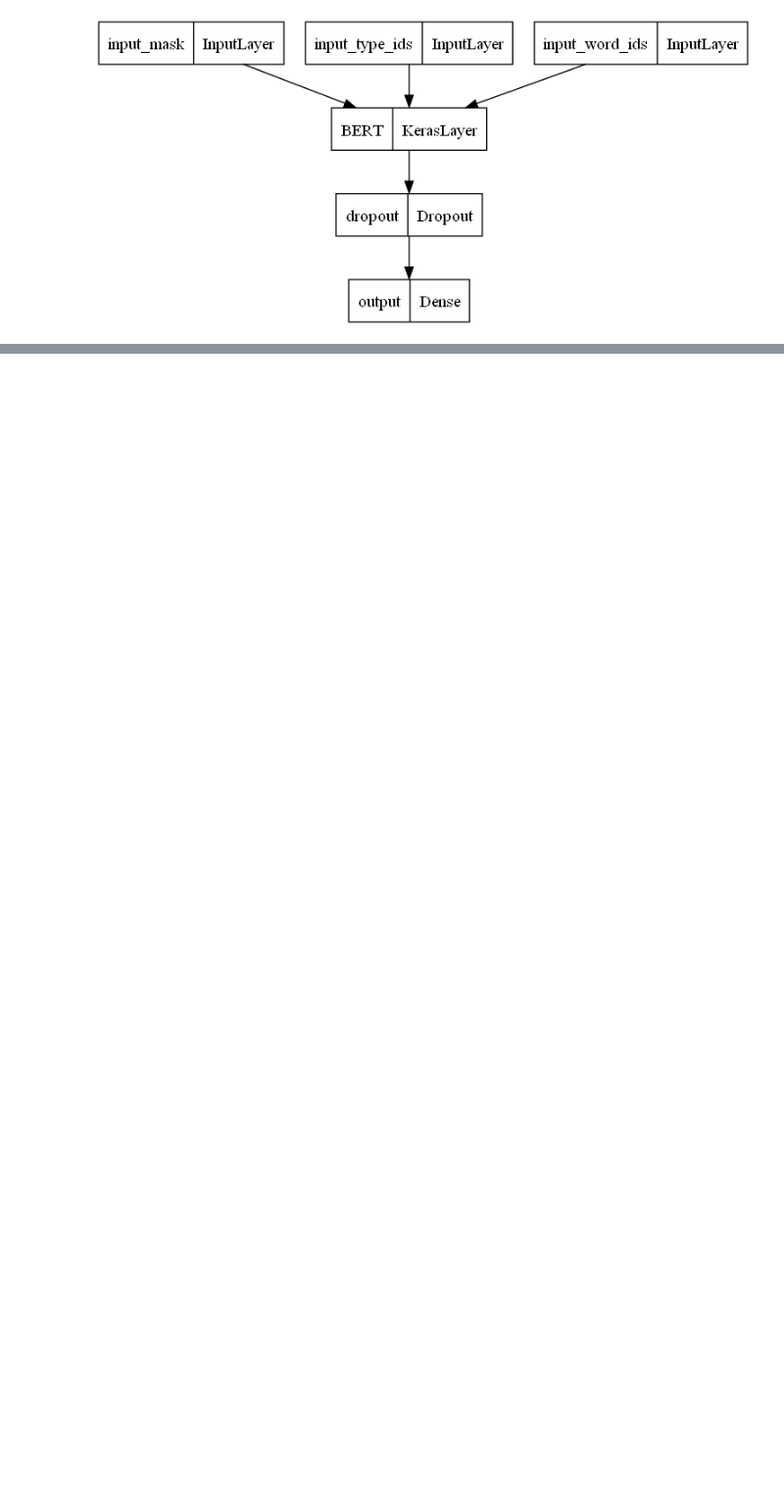
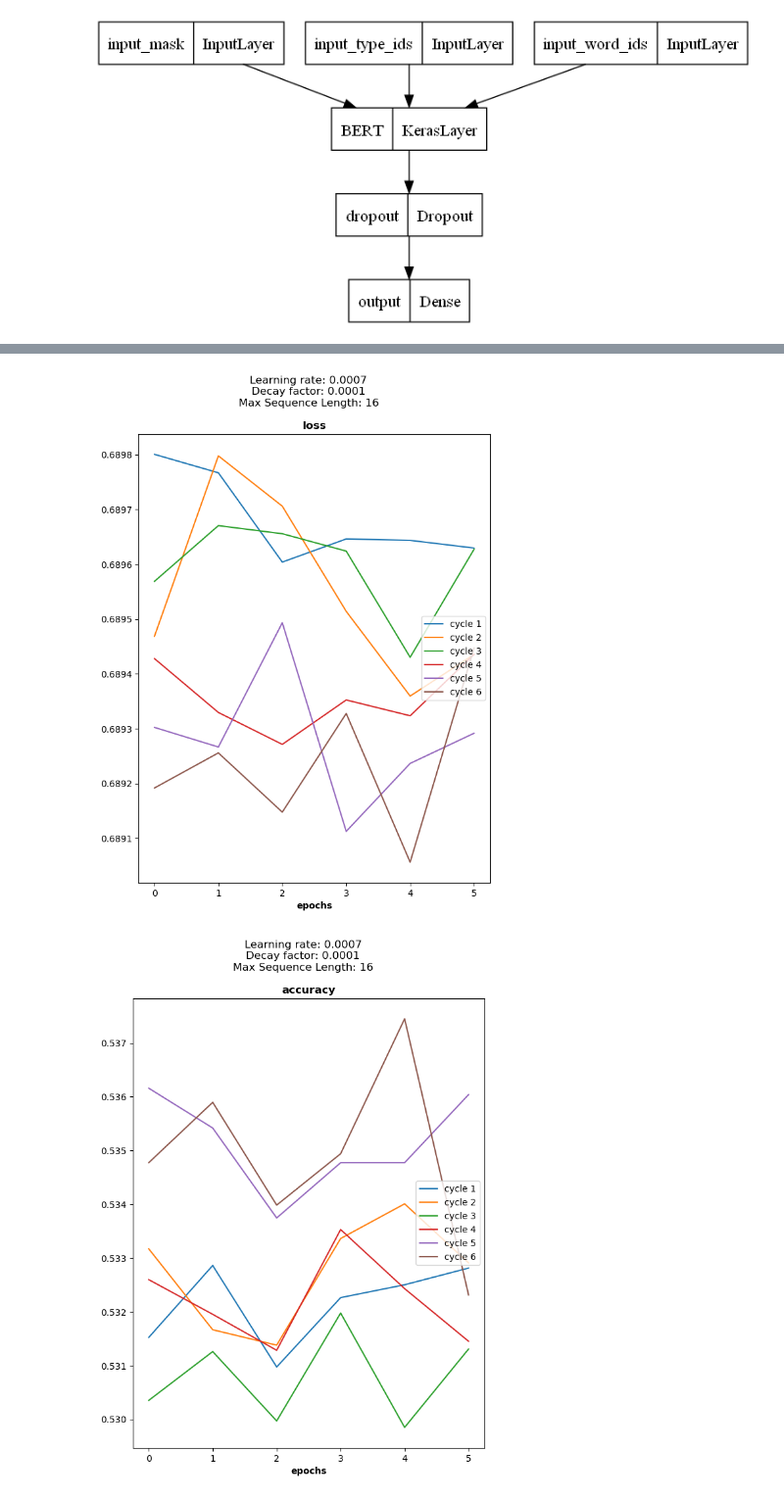
Before and after one commit to panchatz/Marlovian-Theory, a Jupyter notebook: TF-project.ipynb, the cells around one changed output, grey strips where cells are left out. Shown: that part at 98% size. Drawn from its saved outputs; the diff is of its cells as text; code cells hidden in the pictures; blank space fills up the shorter version.

```diff
--- a/TF-project.ipynb
+++ b/TF-project.ipynb
@@ -344,8 +392,9 @@ def createModel(maxSeqLen,learningRate,decayFactor):
         input_type_ids=input_type_ids)
     #adding the layers
     pooled_output = bert_layer(bert_inputs)['pooled_output'] #creates the layer for the three inputs
-    Dropout = tf.keras.layers.Dropout(0.005, name="dropout")(pooled_output,training=False) #creates the dropout layer, to prevent overfitting (used only during training)
-    Output = tf.keras.layers.Dense(1, activation='softmax', name="output")(Dropout) # only 2 classes, using sigmoid for activation
+    Dropout = tf.keras.layers.Dropout(0.005, name="dropout")(pooled_output,training=True) #creates the dropout layer, to prevent overfitting (used only during training)
+    Output = tf.keras.layers.Dense(1, activation='sigmoid', name="output")(Dropout) # only 2 classes, using sigmoid for activation
+
     #configuring the optimizer
     optimizer=tf.keras.optimizers.legacy.Adam(
         learning_rate=learningRate , #default 0.001
@@ -386,23 +435,23 @@ tf.keras.utils.plot_model(model)
 # %% [output]
 [figure]
 # %%
-def trainModel (epochsNumber,cycles):
+def trainModel (epochsNumber,cycles, loadPresaved):
     history=pd.DataFrame()
     for cycle in range(cycles):
 
         print(f'Cycle number: {cycle+1}')
-        trainDataset,EvalDataset=createShuffledDatasets(NewProjectCorpus)
-
-        checkpoint_path = "c:\\model\\"
+        trainDataset,EvalDataset=createShuffledDatasets(NewProjectCorpus,ProjConfig['shuffledDataset'])
+        #
+        checkpoint_path = ProjConfig['savePath']
         checkpoint_dir = os.path.dirname(checkpoint_path)
 
         # Create a callback that saves the model's weights
         checkpoint_callback = tf.keras.callbacks.ModelCheckpoint(filepath=checkpoint_path,
                                                                 save_weights_only=True,
                                                                 verbose=1)
-
-        #load the model from the checkpoint path
-        #model.load_weights(checkpoint_path)
+        if (loadPresaved == True):
+            #loads the model from the checkpoint path
+            model.load_weights(checkpoint_path)
 
         #Tuning decay via Learning rate
         def TuneLearningRate(epochsNumber,rate):
@@ -423,7 +472,7 @@ def trainModel (epochsNumber,cycles):
         history=history.append(results.history, ignore_index=True)
     return history
 # %%
-results=trainModel(ProjConfig['epochs'], ProjConfig['cycles'])
+results=trainModel(ProjConfig['epochs'], ProjConfig['cycles'],ProjConfig['loadSavedModel'])
 # %% [output]
 Cycle number: 1
 Epoch 1/6
@@ -459,3 +591,23 @@ def plotResults(results):
+# %%
+def plotTrainingResults(results):
+    for name in results.columns:
+        counter=0
+        plt.figure(figsize=(7,9))
+        for x1 in ( results[name]):
+            counter+=1
+            plt.plot(x1, label='cycle '+str(counter) )
+            plt.title(name, fontweight="bold")
+            plt.suptitle(
+                        'Learning rate: '+ str((ProjConfig['learning_rate']))+'\n'
+                        'Decay factor: '+ str((ProjConfig['decay_factor']))+'\n'
+                        'Max Sequence Length: '+ str((ProjConfig['max_seq_len']))+'\n'
+
+                        )
+            plt.legend(loc='right')
+            plt.xlabel('epochs', fontweight="bold")
+        plt.show()
 # %%
-
-results
+plotTrainingResults(results)
+# %% [output]
+[figure, added]
+[figure, added]
```
Also changed, not shown: parts of 66 cells of this notebook, 10 other files.
